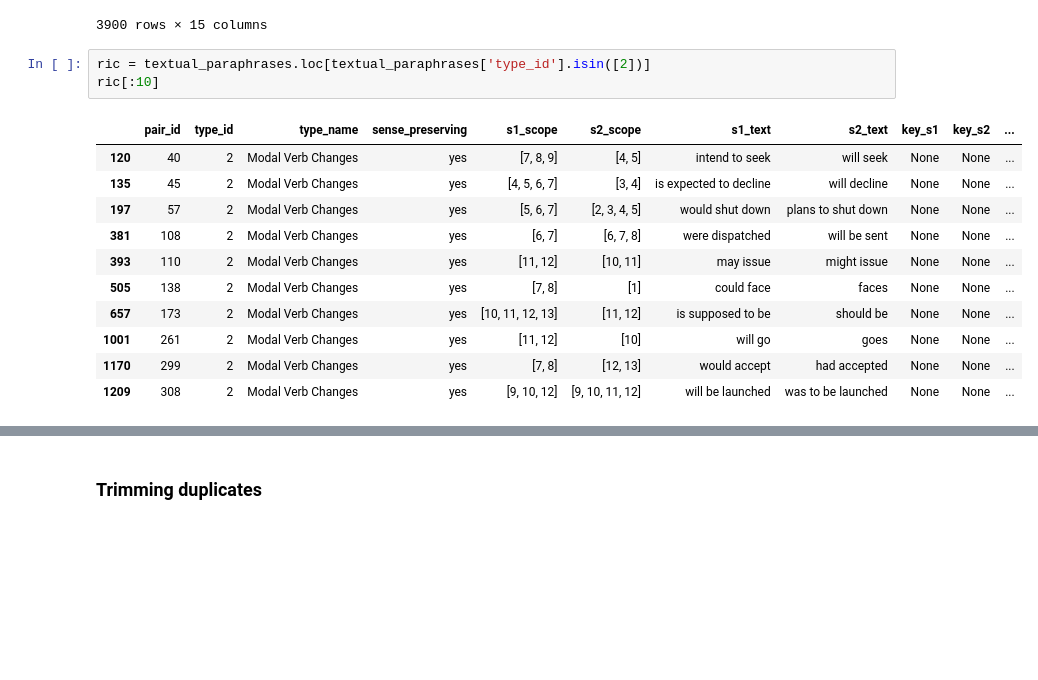
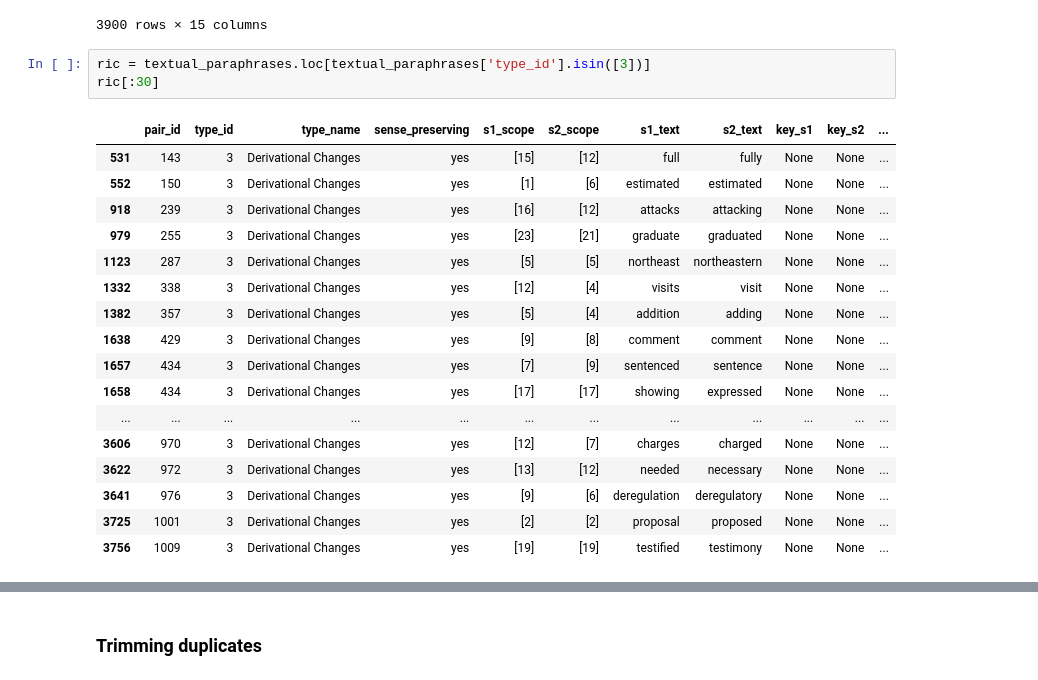
Before and after one commit to lucasadelino/thesis, a Jupyter notebook: reannotation.ipynb, the cells around one changed output, grey strips where cells are left out. Cells and saved outputs as stored; diff of their text form; blank space fills up the shorter version.

```diff
--- a/reannotation.ipynb
+++ b/reannotation.ipynb
@@ -499,17 +520,23 @@ positives
 | 5800 | 5800 | Sobig.F spreads when unsuspecting... | The virus spreads when unsuspecti... | [Sobig.F, spreads, when, unsuspec... | [The, virus, spreads, when, unsus... | 1 | 1 | ... |
 3900 rows × 15 columns
 # %%
-ric = textual_paraphrases.loc[textual_paraphrases['type_id'].isin([2])]
-ric[:10]
+ric = textual_paraphrases.loc[textual_paraphrases['type_id'].isin([3])]
+ric[:30]
 # %% [output]
 |  | pair_id | type_id | type_name | sense_preserving | s1_scope | s2_scope | s1_text | s2_text | key_s1 | key_s2 | ... |
-| 120 | 40 | 2 | Modal Verb Changes | yes | [7, 8, 9] | [4, 5] | intend to seek | will seek | None | None | ... |
-| 135 | 45 | 2 | Modal Verb Changes | yes | [4, 5, 6, 7] | [3, 4] | is expected to decline | will decline | None | None | ... |
-| 197 | 57 | 2 | Modal Verb Changes | yes | [5, 6, 7] | [2, 3, 4, 5] | would shut down | plans to shut down | None | None | ... |
-| 381 | 108 | 2 | Modal Verb Changes | yes | [6, 7] | [6, 7, 8] | were dispatched | will be sent | None | None | ... |
-| 393 | 110 | 2 | Modal Verb Changes | yes | [11, 12] | [10, 11] | may issue | might issue | None | None | ... |
-| 505 | 138 | 2 | Modal Verb Changes | yes | [7, 8] | [1] | could face | faces | None | None | ... |
-| 657 | 173 | 2 | Modal Verb Changes | yes | [10, 11, 12, 13] | [11, 12] | is supposed to be | should be | None | None | ... |
-| 1001 | 261 | 2 | Modal Verb Changes | yes | [11, 12] | [10] | will go | goes | None | None | ... |
-| 1170 | 299 | 2 | Modal Verb Changes | yes | [7, 8] | [12, 13] | would accept | had accepted | None | None | ... |
-| 1209 | 308 | 2 | Modal Verb Changes | yes | [9, 10, 12] | [9, 10, 11, 12] | will be launched | was to be launched | None | None | ... |
+| 531 | 143 | 3 | Derivational Changes | yes | [15] | [12] | full | fully | None | None | ... |
+| 552 | 150 | 3 | Derivational Changes | yes | [1] | [6] | estimated | estimated | None | None | ... |
+| 918 | 239 | 3 | Derivational Changes | yes | [16] | [12] | attacks | attacking | None | None | ... |
+| 979 | 255 | 3 | Derivational Changes | yes | [23] | [21] | graduate | graduated | None | None | ... |
+| 1123 | 287 | 3 | Derivational Changes | yes | [5] | [5] | northeast | northeastern | None | None | ... |
+| 1332 | 338 | 3 | Derivational Changes | yes | [12] | [4] | visits | visit | None | None | ... |
+| 1382 | 357 | 3 | Derivational Changes | yes | [5] | [4] | addition | adding | None | None | ... |
+| 1638 | 429 | 3 | Derivational Changes | yes | [9] | [8] | comment | comment | None | None | ... |
+| 1657 | 434 | 3 | Derivational Changes | yes | [7] | [9] | sentenced | sentence | None | None | ... |
+| 1658 | 434 | 3 | Derivational Changes | yes | [17] | [17] | showing | expressed | None | None | ... |
+| ... | ... | ... | ... | ... | ... | ... | ... | ... | ... | ... | ... |
+| 3606 | 970 | 3 | Derivational Changes | yes | [12] | [7] | charges | charged | None | None | ... |
+| 3622 | 972 | 3 | Derivational Changes | yes | [13] | [12] | needed | necessary | None | None | ... |
+| 3641 | 976 | 3 | Derivational Changes | yes | [9] | [6] | deregulation | deregulatory | None | None | ... |
+| 3725 | 1001 | 3 | Derivational Changes | yes | [2] | [2] | proposal | proposed | None | None | ... |
+| 3756 | 1009 | 3 | Derivational Changes | yes | [19] | [19] | testified | testimony | None | None | ... |
```
Also changed, not shown: parts of 15 cells of this notebook.
